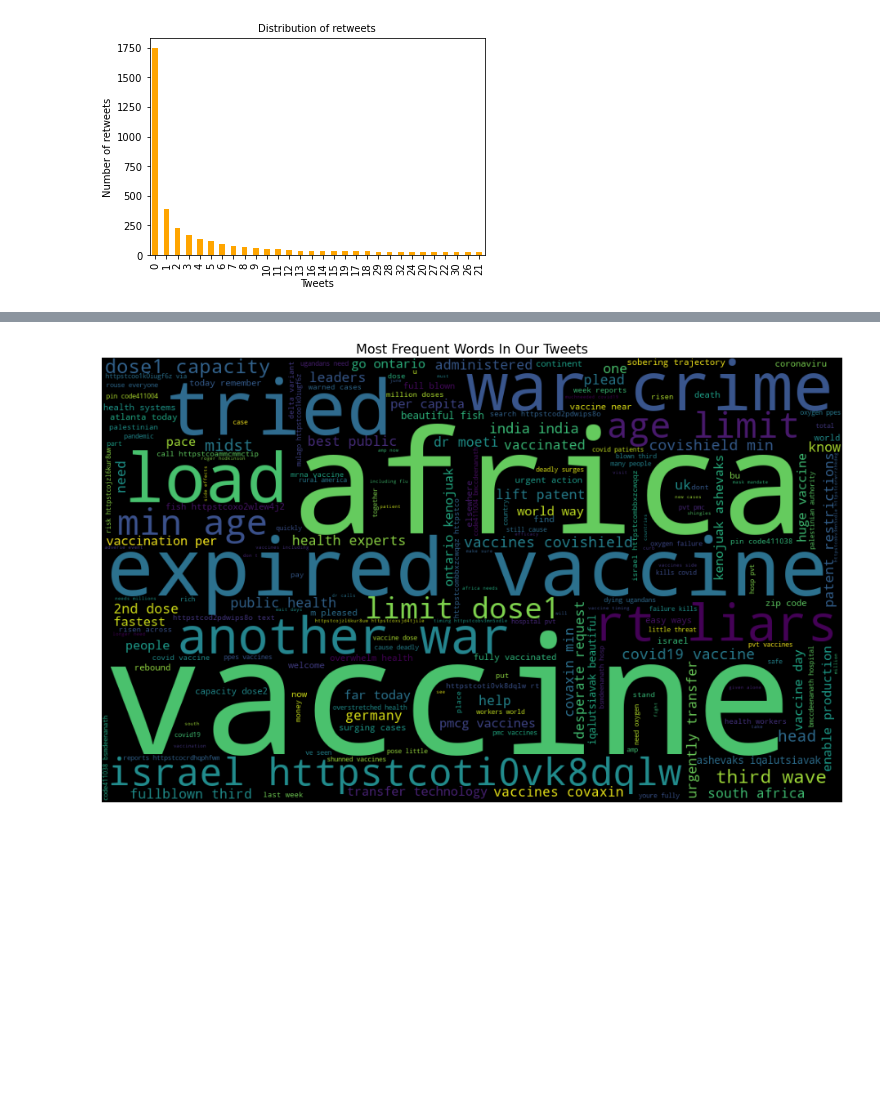
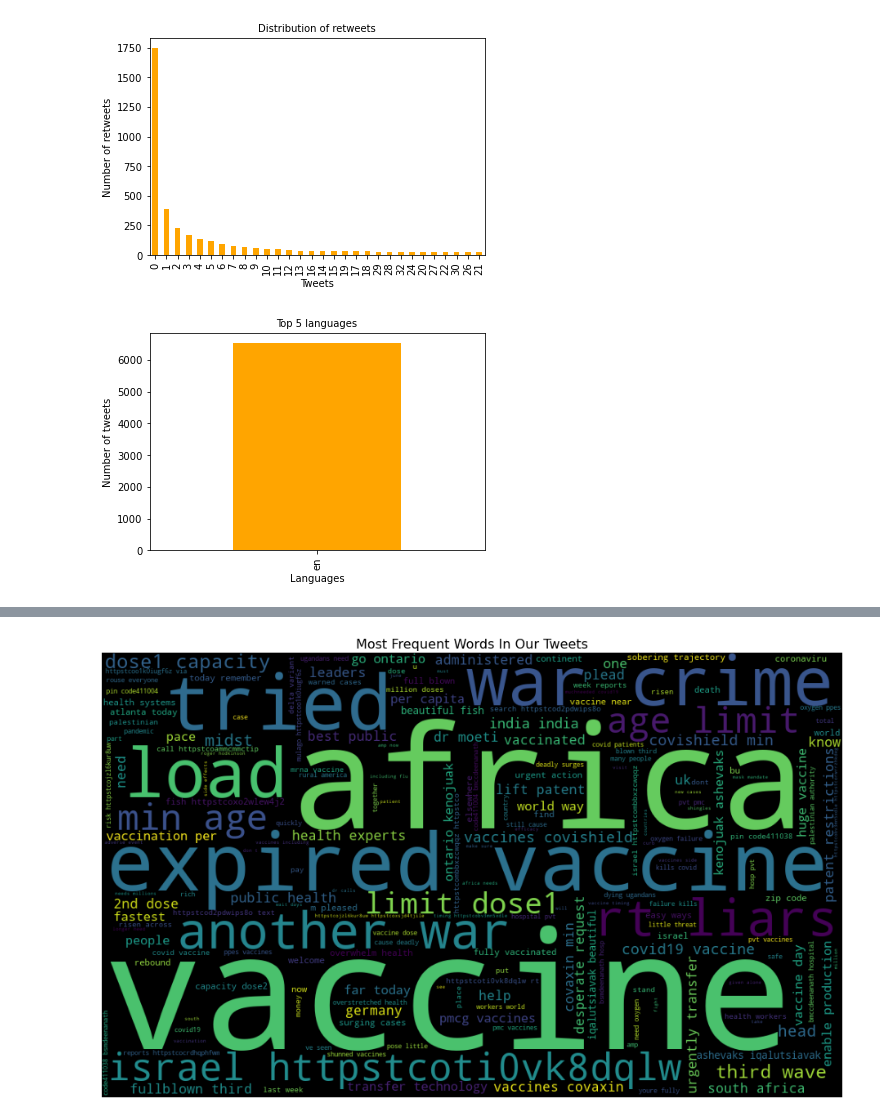
Before and after one commit to SameC137/10-Academy-Batch-4---Week-0-Task-5, a Jupyter notebook: explore_tweet_data.ipynb, the cells around one changed output, grey strips where cells are left out. Saved outputs shown, nothing was run; the diff lists cells and outputs as text; code cells hidden in the pictures; blank space fills up the shorter version.

```diff
--- a/explore_tweet_data.ipynb
+++ b/explore_tweet_data.ipynb
@@ -44,6 +59,8 @@ from gensim.models import CoherenceModel
 from gensim import corpora
 from pprint import pprint
 from gensim.parsing.preprocessing import remove_stopwords, STOPWORDS
+# import pyLDAvis.gensim
+# import pyLDAvis
 
 
 
@@ -71,7 +88,15 @@ class Explore_Data:
         ax.set_ylabel('Number of tweets' , fontsize=10)
         ax.set_title('Top 5 languages', fontsize=10)
         tweets_by_lang[:5].plot(ax=ax, kind='bar', color='orange')
-    def generate_sentiment_bar_chart(self)->None:
+    def generate_users_bar_chart(self)->None:
+        tweets_by_lang = self.df['original_author'].value_counts()
+        fig, ax = plt.subplots()
+        ax.tick_params(axis='x', labelsize=10)
+        ax.tick_params(axis='y', labelsize=10)
+        ax.set_xlabel('Users', fontsize=10)
+        ax.set_ylabel('Number of tweets' , fontsize=10)
+        ax.set_title('Top 20 users', fontsize=10)
+        tweets_by_lang[:20].plot(ax=ax, kind='bar', color='orange')
         return
 
     def generate_hashtag_chart(self)->None:
@@ -124,3 +188,7 @@ explore.generate_hashtag_chart()
 explore.generate_retweet_chart()
 # %% [output]
 [figure]
+# %%
+explore.generate_lang_chart()
+# %% [output]
+[figure, added]
```
Also changed, not shown: parts of 12 cells of this notebook.
